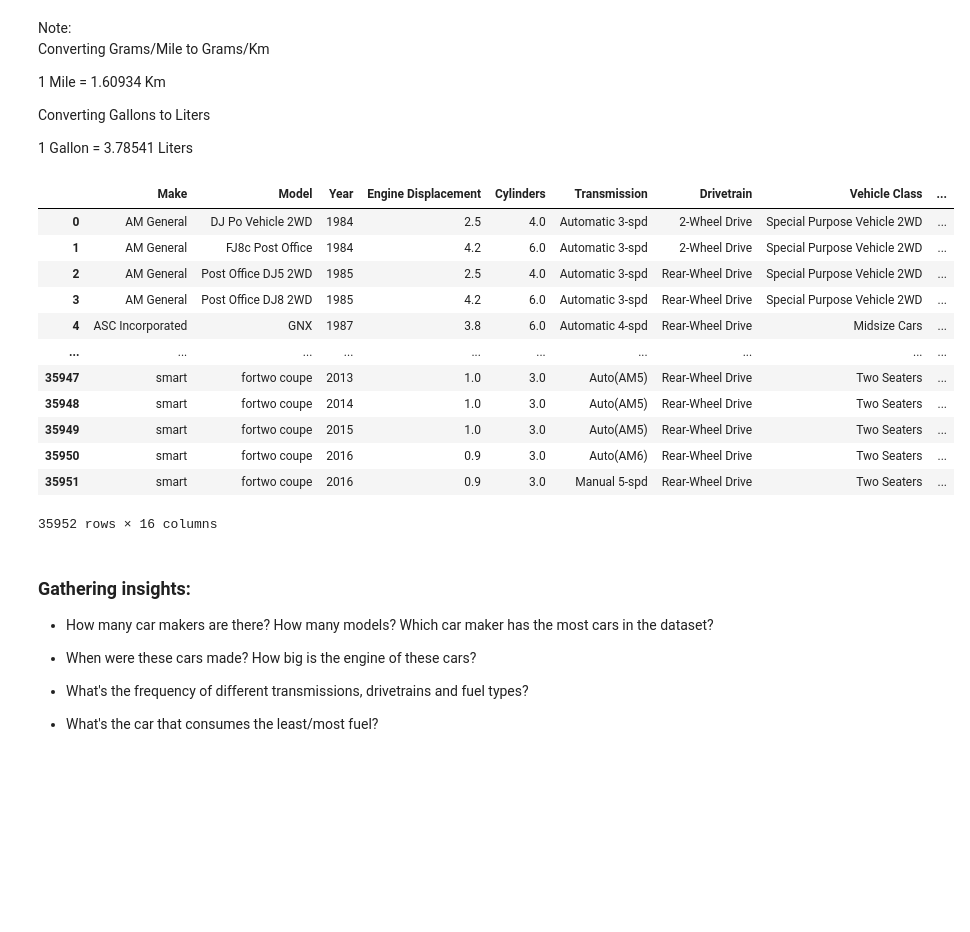
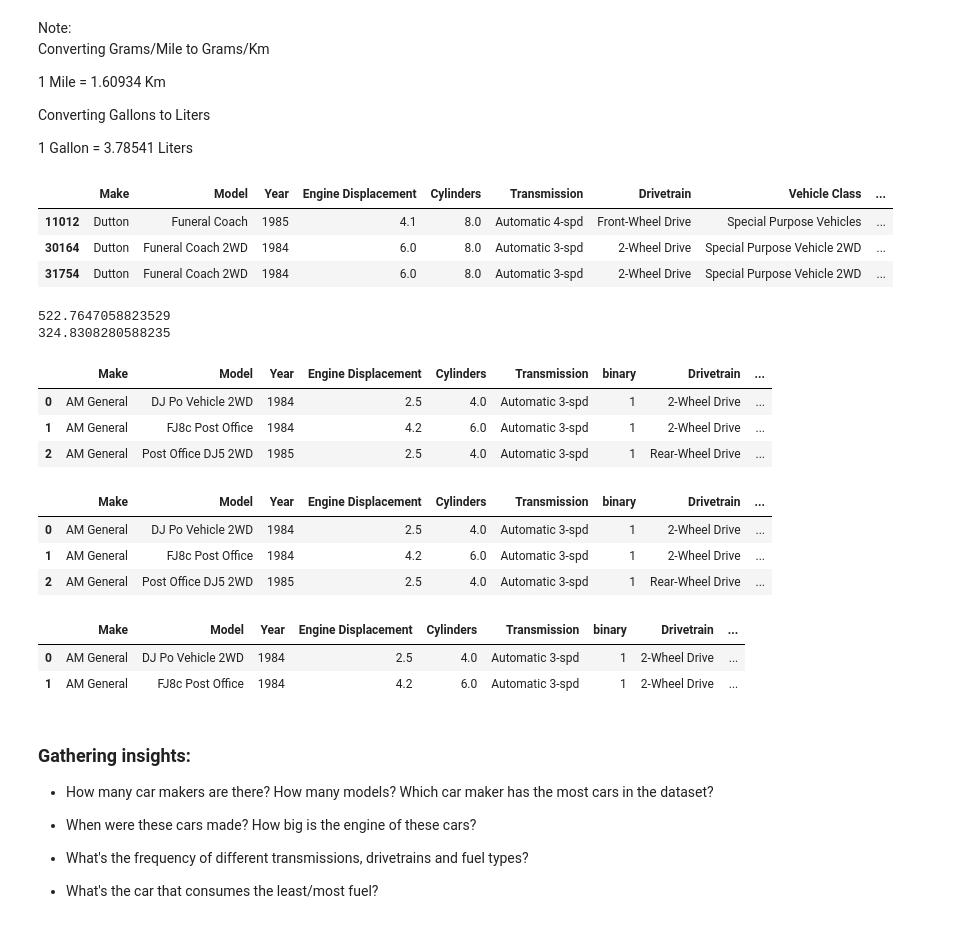
Before and after one commit to vlad-lis/Ironhack-Labs, a Jupyter notebook: Week1/Day5/Lab_Pandas_part_1.ipynb, the cells around one changed output. Cells and saved outputs as stored; diff of their text form; code cells hidden in the pictures; blank space fills up the shorter version.

```diff
--- a/Week1/Day5/Lab_Pandas_part_1.ipynb
+++ b/Week1/Day5/Lab_Pandas_part_1.ipynb
@@ -55,30 +82,65 @@ Note:
 Converting Gallons to Liters
 
 1 Gallon = 3.78541 Liters
+# %%
+#Replace all brand names that contain the word "Dutton" for simply "Dutton"
+
+vehicles_df.loc[vehicles_df['Make'].str.contains('Dutton'), 'Make'] = 'Dutton'
+vehicles_df[vehicles_df['Make'].str.contains('Dutton')]
+# %% [output]
+|  | Make | Model | Year | Engine Displacement | Cylinders | Transmission | Drivetrain | Vehicle Class | ... |
+| 11012 | Dutton | Funeral Coach | 1985 | 4.1 | 8.0 | Automatic 4-spd | Front-Wheel Drive | Special Purpose Vehicles | ... |
+| 30164 | Dutton | Funeral Coach 2WD | 1984 | 6.0 | 8.0 | Automatic 3-spd | 2-Wheel Drive | Special Purpose Vehicle 2WD | ... |
+| 31754 | Dutton | Funeral Coach 2WD | 1984 | 6.0 | 8.0 | Automatic 3-spd | 2-Wheel Drive | Special Purpose Vehicle 2WD | ... |
+# %%
+#If you find similar examples, clean their names too.
+
+vehicles_df.loc[vehicles_df['Make'].str.contains('GMC'), 'Make'] = 'GMC'
+vehicles_df.loc[vehicles_df['Make'].str.contains('BMW'), 'Make'] = 'BMW'
+vehicles_df.loc[vehicles_df['Make'].str.contains('Saleen'), 'Make'] = 'Saleen'
+# %%
+#Convert CO2 Emissions from Grams/Mile to Grams/Km
+
+print(vehicles_df.loc[0, 'CO2 Emission Grams/Mile'])
+vehicles_df['CO2 Emission Grams/Mile'] *= 0.621371
+print(vehicles_df.loc[0, 'CO2 Emission Grams/Mile'])
+# %% [output]
+522.7647058823529
+324.8308280588235
+# %%
+#Create a binary column that solely indicates if the transmission of a car is automatic or manual.
+
+new_col = np.where(vehicles_df['Transmission'].str.startswith('Auto'), 1, 0)
+vehicles_df.insert(6, 'binary', new_col)
+vehicles_df.head(3)
+# %% [output]
+|  | Make | Model | Year | Engine Displacement | Cylinders | Transmission | binary | Drivetrain | ... |
+| 0 | AM General | DJ Po Vehicle 2WD | 1984 | 2.5 | 4.0 | Automatic 3-spd | 1 | 2-Wheel Drive | ... |
+| 1 | AM General | FJ8c Post Office | 1984 | 4.2 | 6.0 | Automatic 3-spd | 1 | 2-Wheel Drive | ... |
+| 2 | AM General | Post Office DJ5 2WD | 1985 | 2.5 | 4.0 | Automatic 3-spd | 1 | Rear-Wheel Drive | ... |
 # %%
-## Your Code here
+#convert MPG columns to km_per_liter
 
-vehicles_df['Dutton' in vehicles_df['Model'], 'Model'] = 'Dutton'
-vehicles_df['CO2 Emission Grams/Mile'] *= 0.621371
 vehicles_df['City MPG'] *= 0.425144
 vehicles_df['Highway MPG'] *= 0.425144
 vehicles_df['Combined MPG'] *= 0.425144
-
-vehicles_df
+vehicles_df.head(3)
 # %% [output]
-|  | Make | Model | Year | Engine Displacement | Cylinders | Transmission | Drivetrain | Vehicle Class | ... |
-| 0 | AM General | DJ Po Vehicle 2WD | 1984 | 2.5 | 4.0 | Automatic 3-spd | 2-Wheel Drive | Special Purpose Vehicle 2WD | ... |
-| 1 | AM General | FJ8c Post Office | 1984 | 4.2 | 6.0 | Automatic 3-spd | 2-Wheel Drive | Special Purpose Vehicle 2WD | ... |
-| 2 | AM General | Post Office DJ5 2WD | 1985 | 2.5 | 4.0 | Automatic 3-spd | Rear-Wheel Drive | Special Purpose Vehicle 2WD | ... |
-| 3 | AM General | Post Office DJ8 2WD | 1985 | 4.2 | 6.0 | Automatic 3-spd | Rear-Wheel Drive | Special Purpose Vehicle 2WD | ... |
-| 4 | ASC Incorporated | GNX | 1987 | 3.8 | 6.0 | Automatic 4-spd | Rear-Wheel Drive | Midsize Cars | ... |
-| ... | ... | ... | ... | ... | ... | ... | ... | ... | ... |
-| 35947 | smart | fortwo coupe | 2013 | 1.0 | 3.0 | Auto(AM5) | Rear-Wheel Drive | Two Seaters | ... |
-| 35948 | smart | fortwo coupe | 2014 | 1.0 | 3.0 | Auto(AM5) | Rear-Wheel Drive | Two Seaters | ... |
-| 35949 | smart | fortwo coupe | 2015 | 1.0 | 3.0 | Auto(AM5) | Rear-Wheel Drive | Two Seaters | ... |
-| 35950 | smart | fortwo coupe | 2016 | 0.9 | 3.0 | Auto(AM6) | Rear-Wheel Drive | Two Seaters | ... |
-| 35951 | smart | fortwo coupe | 2016 | 0.9 | 3.0 | Manual 5-spd | Rear-Wheel Drive | Two Seaters | ... |
+|  | Make | Model | Year | Engine Displacement | Cylinders | Transmission | binary | Drivetrain | ... |
+| 0 | AM General | DJ Po Vehicle 2WD | 1984 | 2.5 | 4.0 | Automatic 3-spd | 1 | 2-Wheel Drive | ... |
+| 1 | AM General | FJ8c Post Office | 1984 | 4.2 | 6.0 | Automatic 3-spd | 1 | 2-Wheel Drive | ... |
+| 2 | AM General | Post Office DJ5 2WD | 1985 | 2.5 | 4.0 | Automatic 3-spd | 1 | Rear-Wheel Drive | ... |
-35952 rows × 16 columns
+# %%
+vehicles_df.rename(columns = {'City MPG':'City KPL',
+                              'Highway MPG':'Highway KPL',
+                              'Combined MPG':'Combined KPL',
+                              'CO2 Emission Grams/Mile':'CO2 Emission Grams/Km'},
+                  inplace=True)
+vehicles_df.head(2)
+# %% [output]
+|  | Make | Model | Year | Engine Displacement | Cylinders | Transmission | binary | Drivetrain | ... |
+| 0 | AM General | DJ Po Vehicle 2WD | 1984 | 2.5 | 4.0 | Automatic 3-spd | 1 | 2-Wheel Drive | ... |
+| 1 | AM General | FJ8c Post Office | 1984 | 4.2 | 6.0 | Automatic 3-spd | 1 | 2-Wheel Drive | ... |
 # %% [markdown]
 ### Gathering insights:
 
```
Also changed, not shown: parts of 10 cells of this notebook.
